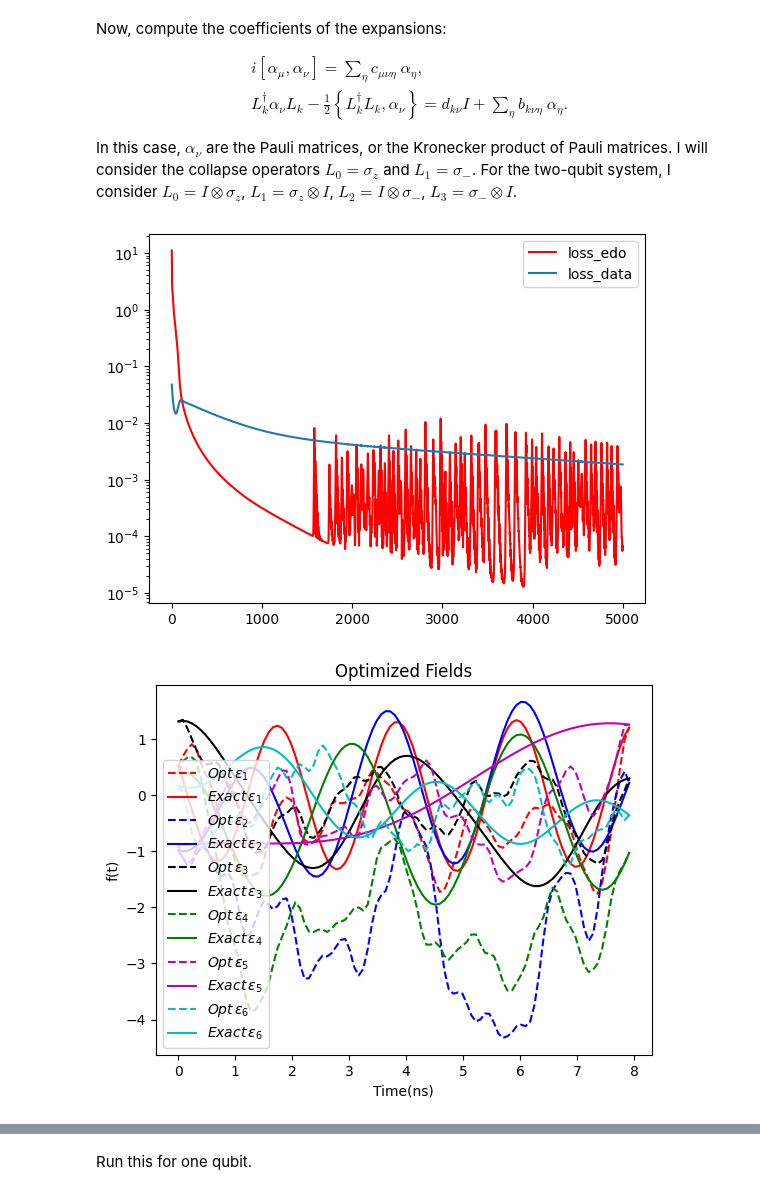
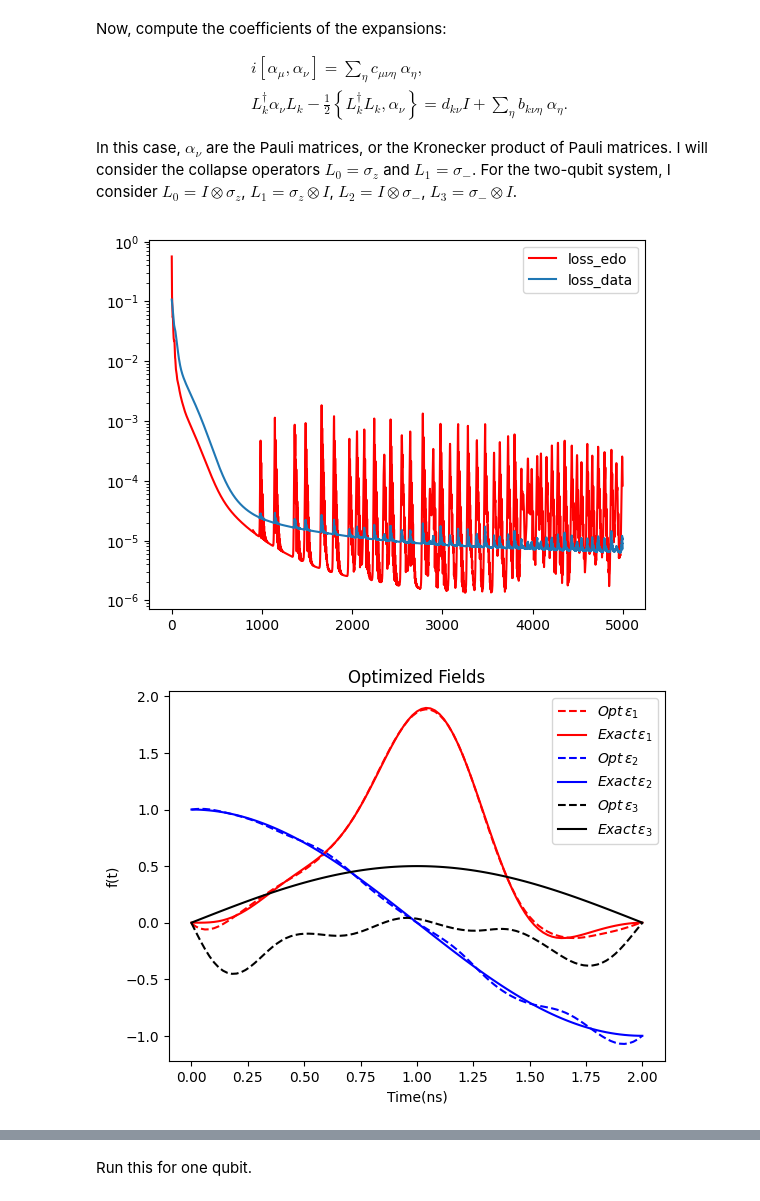
Before and after one commit to martinjimenez388/my-first-proyect, a Jupyter notebook: Examples/PINNverse_TimeDepCtrlFlds_1qubit.ipynb, the cells around one changed output, grey strips where cells are left out. Saved outputs shown, nothing was run; the diff lists cells and outputs as text; code cells hidden in the pictures.

Commit message:
Trying the pseudo-inverse approach for the control fields.

```diff
--- a/Examples/PINNverse_TimeDepCtrlFlds_1qubit.ipynb
+++ b/Examples/PINNverse_TimeDepCtrlFlds_1qubit.ipynb
@@ -28,7 +28,7 @@ Threads set to: 10
 # %% [markdown]
 Run this to use a single-qubit system.
 # %%
-Nqb = 2 #Number of qubits
+Nqb = 1 #Number of qubits
 
 nval = 2 #Number of states to be used for further validation. Won't be used during training
 ThreeStates = False# USe it to implement or not the 3 initial states described in doi:10.1088/1367-2630/16/5/055012
@@ -39,7 +39,7 @@ FouFeat = True# Whether or not to use Fourier features
 if (Nqb == 1):
   Liedim = 3#Dimension of the Lie-algebra
   nist = 5# NUmber of initial states
-  Nfield=1# Number of control fields
+  Nfield=3# Number of control fields
   Nedo= Liedim*nist# Number of differential equations to solve
   Ncoll = 2#Number of collapse operators
 else:
@@ -63,7 +63,7 @@ if loaded:
   ctrls = np.concatenate([ctrls, np.zeros((1,Nfield))], axis=0)
   ctrls[-1,:] = 1.5*ctrls[-2,:] - 0.5*ctrls[-3,:]
 else:
-  tfinal = 2.52*np.pi
+  tfinal = 2.#2.52*np.pi
   N = 101#Number of collocation points
 
   def Field(t):
@@ -89,7 +89,10 @@ else:
 
   if (Nqb == 1):
       ctrls[:,0] = Field(t_points)
-      #ctrls[:,1] = np.cos(np.pi*t_points/tfinal)
+      if (Nfield > 1):
+        ctrls[:,1] = np.cos(np.pi*t_points/tfinal)
+        if (Nfield > 2):
+            ctrls[:,2] = 0.5*(-1 + np.sin(np.pi*t_points/tfinal))
       #ctrls[:,1] = -0.5 * np.ones_like(t_points)
   else:
       for i in range(Nfield):
@@ -208,7 +211,7 @@ if FouFeat:
         creat_p=True,
         N_of_paramater=Ncoll,
         use_fourier=True,
-        n_freq=20,
+        n_freq=12,
         f_max=1.0,
         trainable=False
         )
@@ -338,6 +341,6 @@ Remember that the collapse operators are given by $\sqrt{\gamma_k}L_K$. I also t
 # %%
 if (Nqb == 1):
-    Sz = -0.5
+    Sz = 0
     gams = [0.3, 0.45]#Decay rates for the Lindblad operators
 
     basis = [qt.sigmax(), qt.sigmay(), qt.sigmaz()]
@@ -507,11 +510,11 @@ if (Nqb == 1):
 
         Obs = y[:, :Nedo]
         Jctrl     = y[:, Nedo:Nedo+Nfield]
-        Jz = Sz*tc.ones((N,1))
+        #Jz = Sz*tc.ones((N,1))
 
         # Run this to use control only in the x direction
-        Jy = tc.zeros((N,1))
-        Jt = tc.cat([Jctrl, Jy, Jz], dim=1)
+        #Jy = tc.zeros((N,1))
+        #Jt = tc.cat([Jctrl, Jy, Jz], dim=1)
 
         regys = (*Obs.split(1, dim=1), Jctrl)
         # If time is (N,1), autograd returns (N,1); expand via the Jacobian trick:
@@ -525,7 +528,7 @@ if (Nqb == 1):
 
         #Loss_freq = ((tc.autograd.grad(wt, time, grad_outputs=tc.ones_like(wt), create_graph=True)[0])**2).sum()
 
-        LOSS_edo = calculate_physics_loss(commcoeff, collcoef, cnstcoef, X_vector.parametro**2, Obs, derivs, Jt)
+        LOSS_edo = calculate_physics_loss(commcoeff, collcoef, cnstcoef, X_vector.parametro**2, Obs, derivs, Jctrl)
         LOSS_data = ((Odata - Obs)**2).mean()
 
         #LOSS_reg = (derivs**2).mean()
@@ -567,34 +570,34 @@ else:
             [tc.autograd.grad(v, time, grad_outputs=tc.ones_like(v),
                             create_graph=True)[0] for v in vars_list],
             dim=1,
         )
 
         #Loss_freq = ((tc.autograd.grad(wt, time, grad_outputs=tc.ones_like(wt), create_graph=True)[0])**2).sum()
 
         LOSS_edo = calculate_physics_loss(derivs, Jctrl, Jcnst, X_vector.parametro**2, Obs)
         LOSS_data = ((Odata - Obs)**2).mean()
 
         #LOSS_reg = (derivs**2).mean()
 
         # I will try with including a loss for the values of the control fields at the endpoints, assuming they are known beforehand
         LOSS_endpts = ((Jctrl[0,:] - tc.from_numpy(ctrls[0,:]))**2).mean() + ((Jctrl[-1,:] - tc.from_numpy(ctrls[-1,:]))**2).mean()
 
         ####### Loss total #######
         loss_i = LOSS_edo + LOSS_data + LOSS_endpts# + 0.05*LOSS_reg
         ####### Backpropagation #######
         opt.zero_grad()
         loss_i.backward()
         opt.step()
         LOSS1.append(LOSS_edo.cpu().detach().numpy())
         LOSS2.append(LOSS_data.cpu().detach().numpy())
 
 plt.plot(LOSS1,'r-',label="loss_edo")
 plt.plot(LOSS2,label="loss_data")
 plt.yscale("log")
 plt.legend()
 plt.show()
 # %% [output]
-[figure, old version]
+[figure, new version]
 # %%
 X_  = X_vector(time).detach().numpy()
 
@@ -615,7 +618,7 @@ plt.legend()
 plt.title('Optimized Fields')
 plt.show()
 # %% [output]
-[figure, old version]
+[figure, new version]
 # %%
 print(f"Optimized decay rates: {gam_opt**2},\nExact decay rates: {gams}")
 # %% [output]
```
Also changed, not shown: parts of 5 cells of this notebook, 2 other files.
